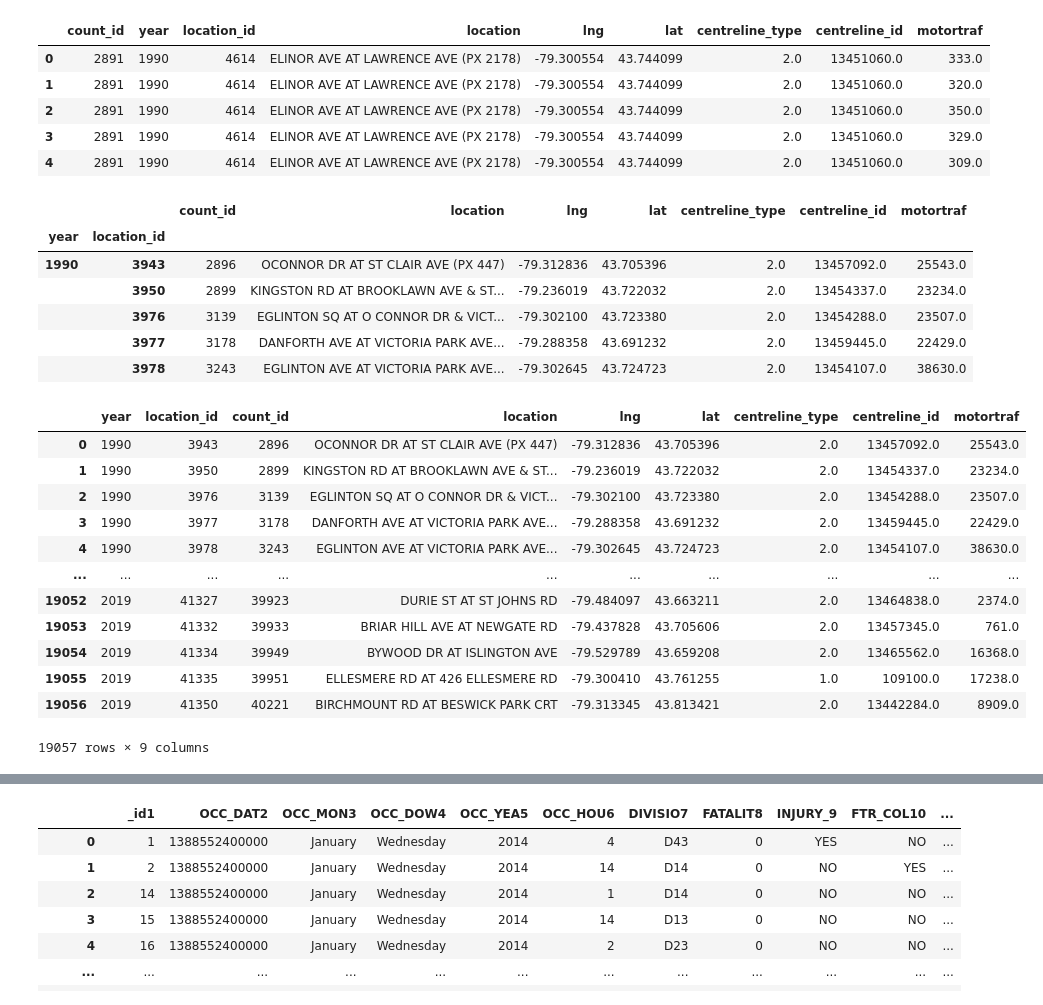
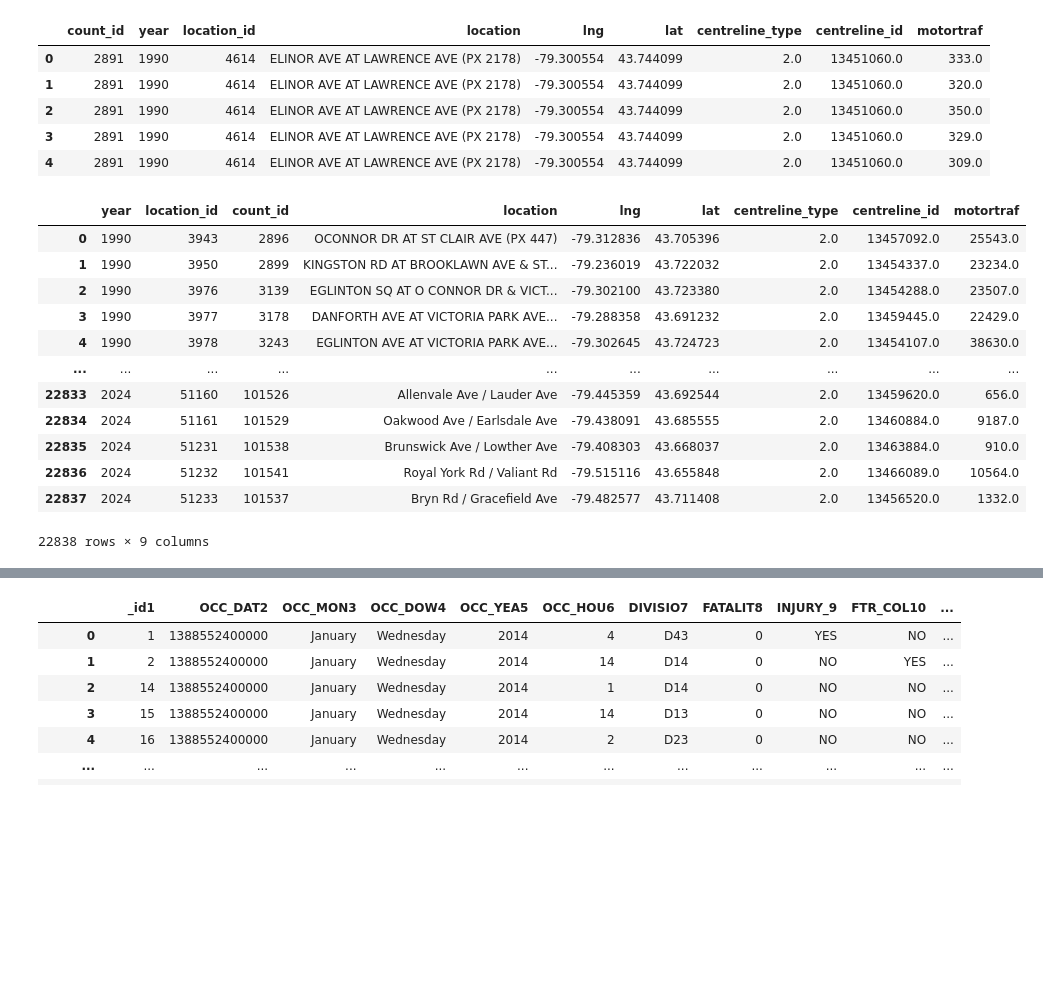
Before and after one commit to naorella/GIS_Showcase, a Jupyter notebook: template.ipynb, the cells around one changed output, grey strips where cells are left out. Cells and saved outputs as stored; diff of their text form; code cells hidden in the pictures; blank space fills up the shorter version.

```diff
--- a/template.ipynb
+++ b/template.ipynb
@@ -147,9 +147,9 @@ file_path_3 = "/workspace/GIS_project/data/traffic/raw-data-2010-2019.csv"
 file_path_4 = "/workspace/GIS_project/data/traffic/raw-data-2020-2029.csv"
 #combine the csvs into a single dataframe
 traffic = pd.concat(
-    map(pd.read_csv, [file_path_1, file_path_2, file_path_3]), ignore_index=True)
+    map(pd.read_csv, [file_path_1, file_path_2, file_path_3, file_path_4]), ignore_index=True)
 #display head data
-traffic.head()
+traffic.head(-5)
 # %% [output]
 |  | _id | count_id | count_date | location_id | location | lng | lat | centreline_type | ... |
 | 0 | 1 | 2891 | 1990-08-21 | 4614 | ELINOR AVE AT LAWRENCE AVE (PX 2178) | -79.300554 | 43.744099 | 2.0 | ... |
@@ -176,38 +183,28 @@ traffic_trunc.head()
 # %%
 #aggregate and group by year and location id
 traffic_agg = traffic_trunc.groupby(['year','location_id']).agg({'count_id': pd.Series.mode,
                                                               'location': pd.Series.mode,
                                                               'lng': pd.Series.mode, 'lat': pd.Series.mode,
                                                               'centreline_type':pd.Series.mode,
                                                               'centreline_id':pd.Series.mode,
                                                               'motortraf': 'sum'})
-traffic_agg.head()
+#reset index so that we can use the data frame
+traffic_agg = traffic_agg.reset_index()
+traffic_agg.head(-5)
 # %% [output]
-|  |  | count_id | location | lng | lat | centreline_type | centreline_id | motortraf |
-| year | location_id |  |  |  |  |  |  |  |
-| 1990 | 3943 | 2896 | OCONNOR DR AT ST CLAIR AVE (PX 447) | -79.312836 | 43.705396 | 2.0 | 13457092.0 | 25543.0 |
-|  | 3950 | 2899 | KINGSTON RD AT BROOKLAWN AVE & ST... | -79.236019 | 43.722032 | 2.0 | 13454337.0 | 23234.0 |
-|  | 3976 | 3139 | EGLINTON SQ AT O CONNOR DR & VICT... | -79.302100 | 43.723380 | 2.0 | 13454288.0 | 23507.0 |
-|  | 3977 | 3178 | DANFORTH AVE AT VICTORIA PARK AVE... | -79.288358 | 43.691232 | 2.0 | 13459445.0 | 22429.0 |
-|  | 3978 | 3243 | EGLINTON AVE AT VICTORIA PARK AVE... | -79.302645 | 43.724723 | 2.0 | 13454107.0 | 38630.0 |
+|  | year | location_id | count_id | location | lng | lat | centreline_type | centreline_id | motortraf |
+| 0 | 1990 | 3943 | 2896 | OCONNOR DR AT ST CLAIR AVE (PX 447) | -79.312836 | 43.705396 | 2.0 | 13457092.0 | 25543.0 |
+| 1 | 1990 | 3950 | 2899 | KINGSTON RD AT BROOKLAWN AVE & ST... | -79.236019 | 43.722032 | 2.0 | 13454337.0 | 23234.0 |
+| 2 | 1990 | 3976 | 3139 | EGLINTON SQ AT O CONNOR DR & VICT... | -79.302100 | 43.723380 | 2.0 | 13454288.0 | 23507.0 |
+| 3 | 1990 | 3977 | 3178 | DANFORTH AVE AT VICTORIA PARK AVE... | -79.288358 | 43.691232 | 2.0 | 13459445.0 | 22429.0 |
+| 4 | 1990 | 3978 | 3243 | EGLINTON AVE AT VICTORIA PARK AVE... | -79.302645 | 43.724723 | 2.0 | 13454107.0 | 38630.0 |
+| ... | ... | ... | ... | ... | ... | ... | ... | ... | ... |
+| 22833 | 2024 | 51160 | 101526 | Allenvale Ave / Lauder Ave | -79.445359 | 43.692544 | 2.0 | 13459620.0 | 656.0 |
+| 22834 | 2024 | 51161 | 101529 | Oakwood Ave / Earlsdale Ave | -79.438091 | 43.685555 | 2.0 | 13460884.0 | 9187.0 |
+| 22835 | 2024 | 51231 | 101538 | Brunswick Ave / Lowther Ave | -79.408303 | 43.668037 | 2.0 | 13463884.0 | 910.0 |
+| 22836 | 2024 | 51232 | 101541 | Royal York Rd / Valiant Rd | -79.515116 | 43.655848 | 2.0 | 13466089.0 | 10564.0 |
+| 22837 | 2024 | 51233 | 101537 | Bryn Rd / Gracefield Ave | -79.482577 | 43.711408 | 2.0 | 13456520.0 | 1332.0 |
+22838 rows × 9 columns
-# %%
-#reset index so that we can use the data frame
-traffic_agg = traffic_agg.reset_index()
-traffic_agg.head(-5)
-# %% [output]
-|  | year | location_id | count_id | location | lng | lat | centreline_type | centreline_id | motortraf |
-| 0 | 1990 | 3943 | 2896 | OCONNOR DR AT ST CLAIR AVE (PX 447) | -79.312836 | 43.705396 | 2.0 | 13457092.0 | 25543.0 |
-| 1 | 1990 | 3950 | 2899 | KINGSTON RD AT BROOKLAWN AVE & ST... | -79.236019 | 43.722032 | 2.0 | 13454337.0 | 23234.0 |
-| 2 | 1990 | 3976 | 3139 | EGLINTON SQ AT O CONNOR DR & VICT... | -79.302100 | 43.723380 | 2.0 | 13454288.0 | 23507.0 |
-| 3 | 1990 | 3977 | 3178 | DANFORTH AVE AT VICTORIA PARK AVE... | -79.288358 | 43.691232 | 2.0 | 13459445.0 | 22429.0 |
-| 4 | 1990 | 3978 | 3243 | EGLINTON AVE AT VICTORIA PARK AVE... | -79.302645 | 43.724723 | 2.0 | 13454107.0 | 38630.0 |
-| ... | ... | ... | ... | ... | ... | ... | ... | ... | ... |
-| 19052 | 2019 | 41327 | 39923 | DURIE ST AT ST JOHNS RD | -79.484097 | 43.663211 | 2.0 | 13464838.0 | 2374.0 |
-| 19053 | 2019 | 41332 | 39933 | BRIAR HILL AVE AT NEWGATE RD | -79.437828 | 43.705606 | 2.0 | 13457345.0 | 761.0 |
-| 19054 | 2019 | 41334 | 39949 | BYWOOD DR AT ISLINGTON AVE | -79.529789 | 43.659208 | 2.0 | 13465562.0 | 16368.0 |
-| 19055 | 2019 | 41335 | 39951 | ELLESMERE RD AT 426 ELLESMERE RD | -79.300410 | 43.761255 | 1.0 | 109100.0 | 17238.0 |
-| 19056 | 2019 | 41350 | 40221 | BIRCHMOUNT RD AT BESWICK PARK CRT | -79.313345 | 43.813421 | 2.0 | 13442284.0 | 8909.0 |
-19057 rows × 9 columns
 # %%
 points = traffic_agg.apply(lambda row: Point(row.lng, row.lat), axis = 1)
 #only keep traffic 2014 and after to line up with collisions
```
Also changed, not shown: parts of 16 cells of this notebook.
